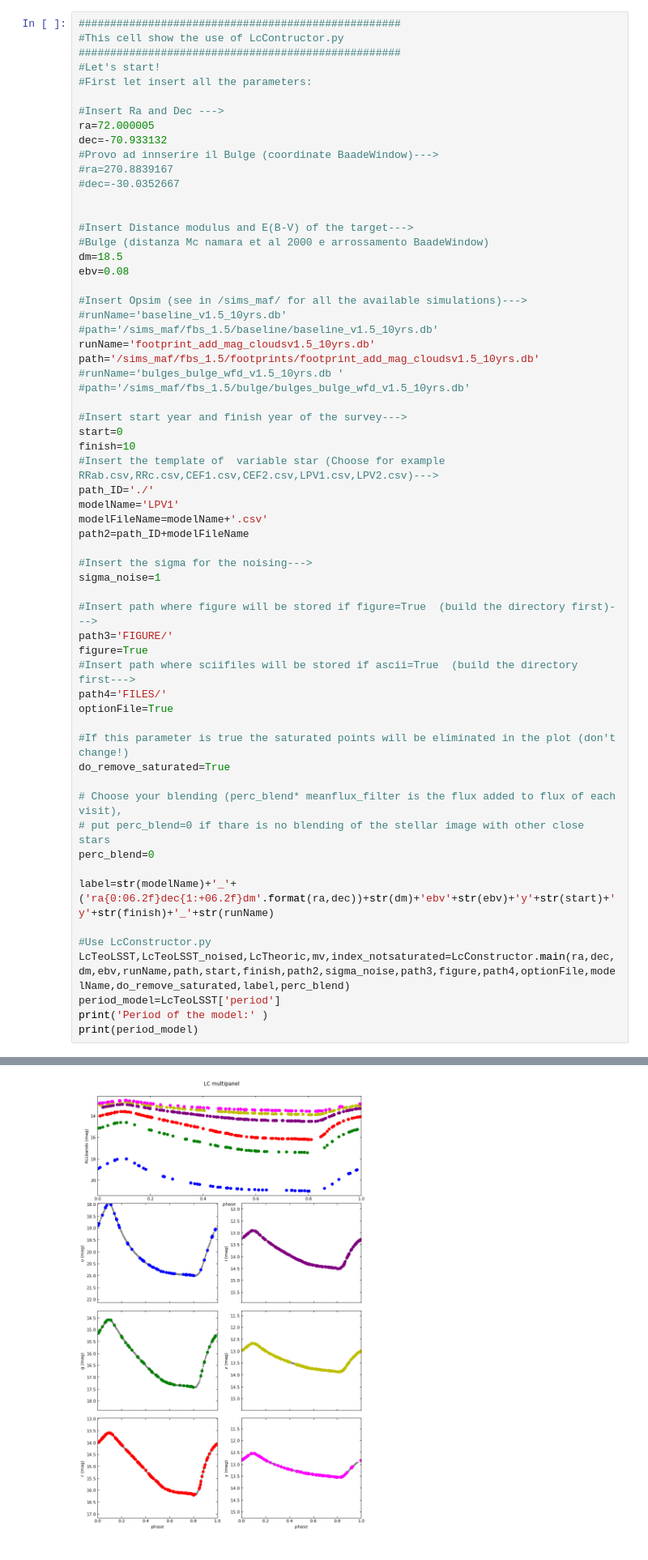
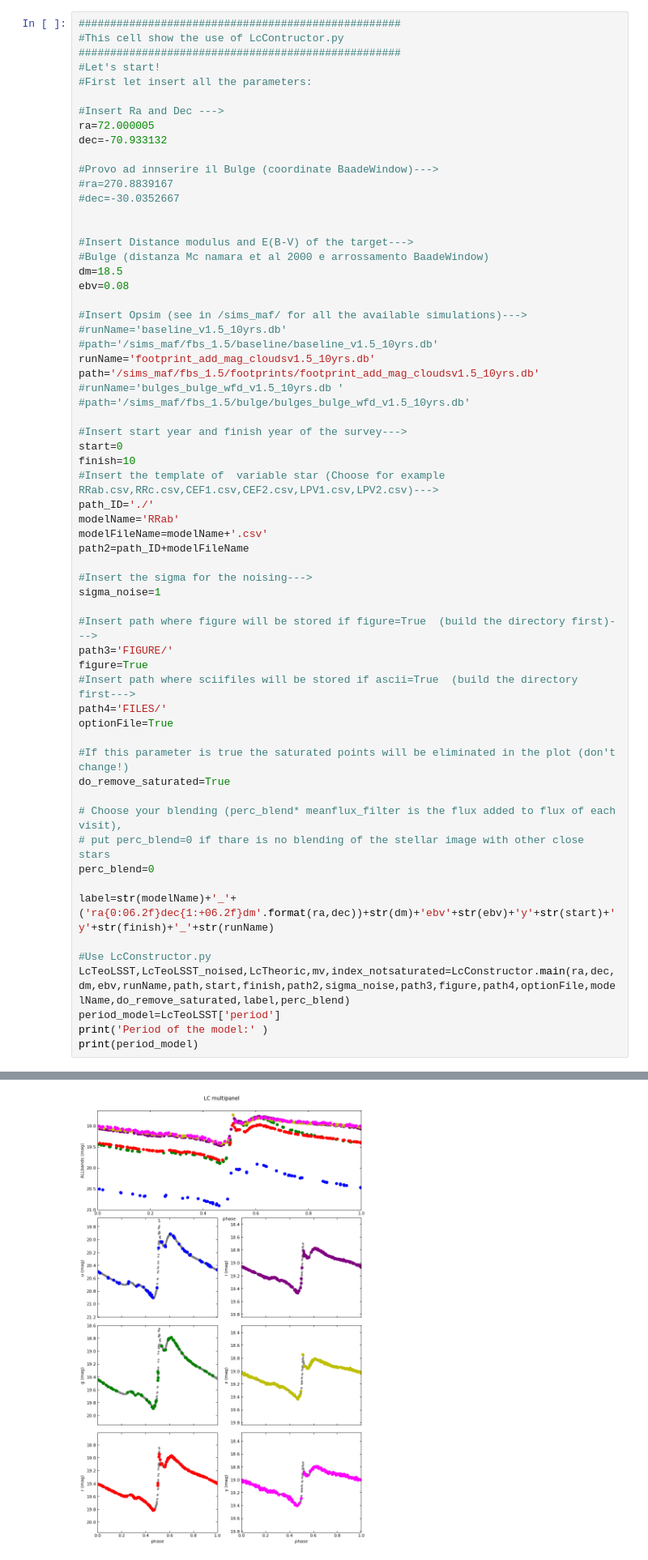
Before and after one commit to MARCELLADC/Metrics-for-Rubin-Cadence-Strategy-Note-2021-revisionated, a Jupyter notebook: Notebook.ipynb, the cells around one changed output, grey strips where cells are left out. Shown: that part at 81% size. Cells and saved outputs as stored; diff of their text form.

```diff
--- a/Notebook.ipynb
+++ b/Notebook.ipynb
@@ -39,6 +42,7 @@ import LcFitting
 #Insert Ra and Dec --->
 ra=72.000005
 dec=-70.933132
+
 #Provo ad innserire il Bulge (coordinate BaadeWindow)--->
 #ra=270.8839167
 #dec=-30.0352667
@@ -62,7 +66,7 @@ start=0
 finish=10
 #Insert the template of  variable star (Choose for example RRab.csv,RRc.csv,CEF1.csv,CEF2.csv,LPV1.csv,LPV2.csv)--->
 path_ID='./'
-modelName='LPV1'
+modelName='RRab'
 modelFileName=modelName+'.csv'
 path2=path_ID+modelFileName
 
@@ -109 +113 @@ Period of the model:
-[figure, old version]
+[figure, new version]
```
Also changed, not shown: parts of 5 cells of this notebook, 3 other files.
